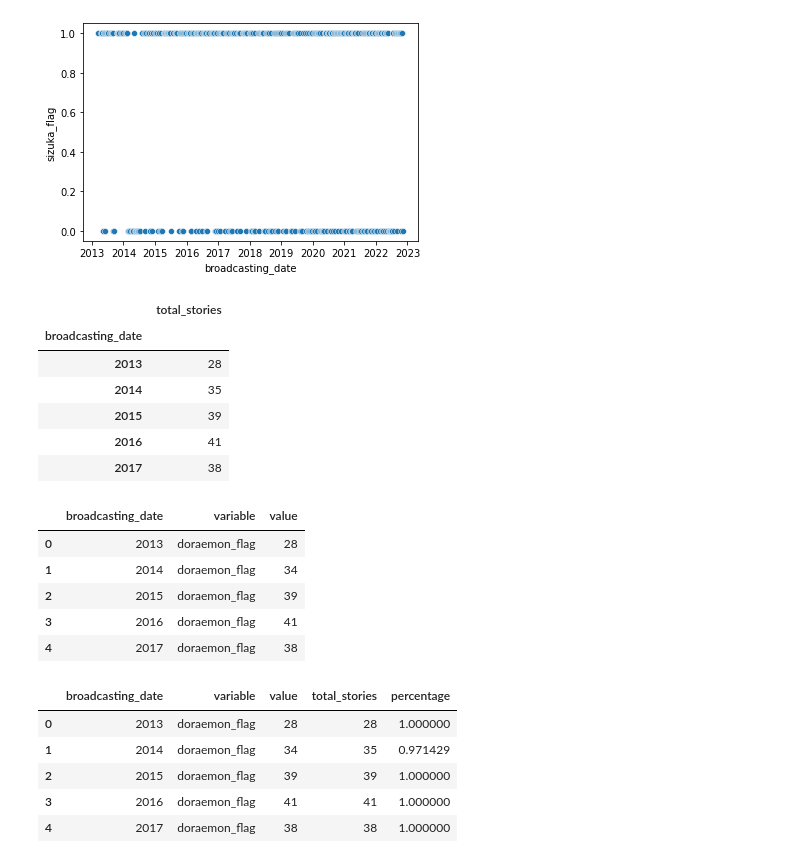
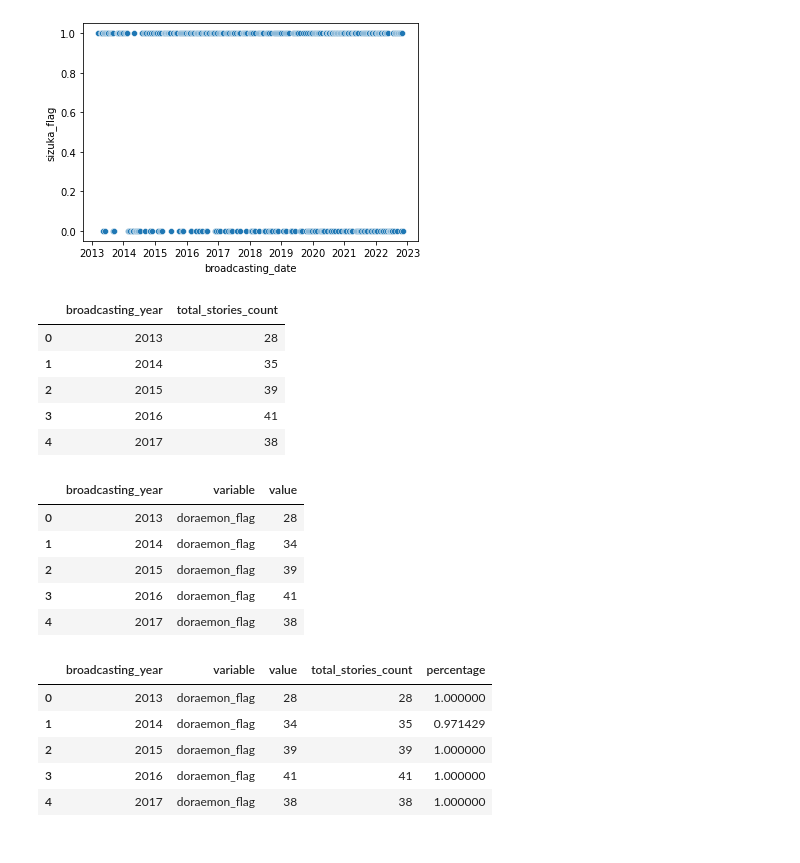
Before and after one commit to motttey/doraemon-machine-learning, a Jupyter notebook: doraemon-stories-analysis.ipynb, the cells around one changed output. Saved outputs shown, nothing was run; the diff lists cells and outputs as text; code cells hidden in the pictures.

```diff
--- a/doraemon-stories-analysis.ipynb
+++ b/doraemon-stories-analysis.ipynb
@@ -68,6 +68,7 @@ stories_df["nobita_flag"] = stories_df["abstract_joined_tokenize"].apply(lambda
 stories_df["sizuka_flag"] = stories_df["abstract_joined_tokenize"].apply(lambda x: "しずか" in x or "しずかちゃん" in x)
 stories_df["gian_flag"] = stories_df["abstract_joined_tokenize"].apply(lambda x: "ジャイアン" in x)
 stories_df["suneo_flag"] = stories_df["abstract_joined_tokenize"].apply(lambda x: "スネ夫" in x)
+stories_df["dekisugi_flag"] = stories_df["abstract_joined_tokenize"].apply(lambda x: "出木杉" in x)
 
 stories_df.head()
 # %% [output]
@@ -85,35 +86,39 @@ sns.scatterplot(data=stories_df, x="broadcasting_date", y="sizuka_flag")
 # %%
 # 年ごとの割合を算出
 grouped_stories_sum_df = stories_df['index'].groupby([stories_df['broadcasting_date'].dt.year]).count()
 grouped_stories_sum_df = pd.DataFrame(grouped_stories_sum_df)
-grouped_stories_sum_df.rename(columns={'index': 'total_stories'}, inplace=True)
+grouped_stories_sum_df.reset_index(inplace=True)
+grouped_stories_sum_df.rename(columns={
+    'index': 'total_stories_count',
+    'broadcasting_date': 'broadcasting_year'
+}, inplace=True)
 grouped_stories_sum_df.head()
 # %% [output]
-|  | total_stories |
-| broadcasting_date |  |
-| 2013 | 28 |
-| 2014 | 35 |
-| 2015 | 39 |
-| 2016 | 41 |
-| 2017 | 38 |
+|  | broadcasting_year | total_stories_count |
+| 0 | 2013 | 28 |
+| 1 | 2014 | 35 |
+| 2 | 2015 | 39 |
+| 3 | 2016 | 41 |
+| 4 | 2017 | 38 |
 # %%
 grouped_df = stories_df.groupby([stories_df['broadcasting_date'].dt.year]).sum()
 grouped_df.reset_index(inplace=True)
-melt_df = pd.melt(grouped_df, id_vars=['broadcasting_date'], value_vars=['doraemon_flag', 'nobita_flag', 'sizuka_flag', 'gian_flag', 'suneo_flag'])
+melt_df = pd.melt(grouped_df, id_vars=['broadcasting_date'], value_vars=['doraemon_flag', 'nobita_flag', 'sizuka_flag', 'gian_flag', 'suneo_flag', 'dekisugi_flag'])
+melt_df.rename(columns={'broadcasting_date': 'broadcasting_year'}, inplace=True)
 melt_df.head()
 # %% [output]
-|  | broadcasting_date | variable | value |
+|  | broadcasting_year | variable | value |
 | 0 | 2013 | doraemon_flag | 28 |
 | 1 | 2014 | doraemon_flag | 34 |
 | 2 | 2015 | doraemon_flag | 39 |
 | 3 | 2016 | doraemon_flag | 41 |
 | 4 | 2017 | doraemon_flag | 38 |
 # %%
-joined_stories_df = melt_df.join(grouped_stories_sum_df, on='broadcasting_date', how='left')
-joined_stories_df['percentage'] = joined_stories_df['value'] / joined_stories_df['total_stories']
+joined_stories_df = melt_df.merge(grouped_stories_sum_df, on='broadcasting_year', how='left')
+joined_stories_df['percentage'] = joined_stories_df['value'] / joined_stories_df['total_stories_count']
 joined_stories_df.head()
 # %% [output]
-|  | broadcasting_date | variable | value | total_stories | percentage |
+|  | broadcasting_year | variable | value | total_stories_count | percentage |
 | 0 | 2013 | doraemon_flag | 28 | 28 | 1.000000 |
 | 1 | 2014 | doraemon_flag | 34 | 35 | 0.971429 |
 | 2 | 2015 | doraemon_flag | 39 | 39 | 1.000000 |
```
Also changed, not shown: parts of 2 cells of this notebook.
